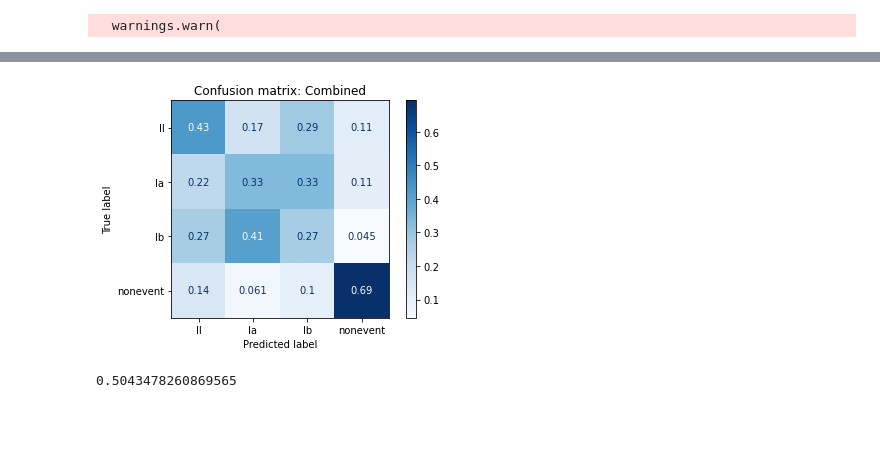
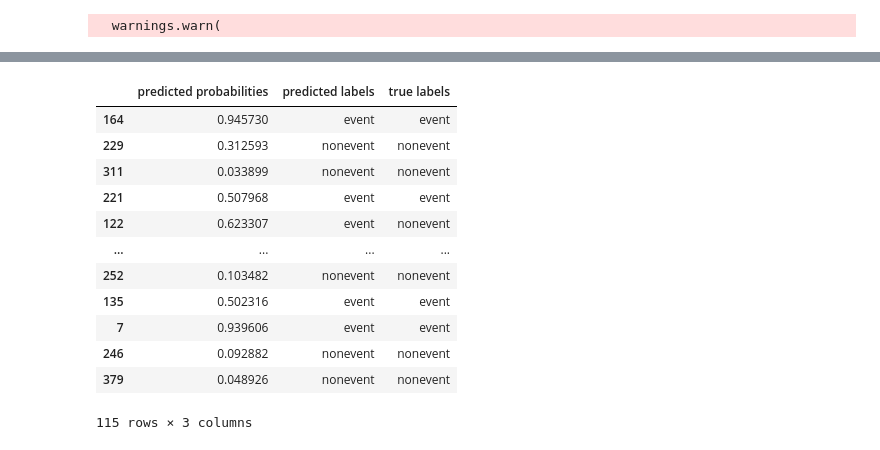
Before and after one commit to sainioan/term_project_134, a Jupyter notebook: logistic_classifier.ipynb, the cells around one changed output, grey strips where cells are left out. Drawn from its saved outputs; the diff is of its cells as text; code cells hidden in the pictures; blank space fills up the shorter version.

```diff
--- a/logistic_classifier.ipynb
+++ b/logistic_classifier.ipynb
@@ -98,20 +99,21 @@ print(acc)
-# %%
-# Combining results
-best_params = logReg4_param.best_params_
-best_params.update(params)
-
-logReg4_comb = LogisticRegression(**best_params)
-logReg4_comb.fit(x_train4fe, y_train4fe)
-
-conf_comb = plot_confusion_matrix(logReg4_comb, x_test4fe, y_test4fe,
-                                 cmap=plt.cm.Blues,
-                                 normalize='true')
-plt.title('Confusion matrix: Combined')
-plt.show(conf_comb)
-plt.show()
-
-acc = logReg4_comb.score(x_test4fe, y_test4fe)
-print(acc)
-# %% [output]
-[figure, removed]
-0.5043478260869565
+# %%
+res_df = pd.DataFrame({
+  "predicted probabilities": logReg_param.predict_proba(x_testfe)[:,0],
+  "predicted labels" : logReg_param.predict(x_testfe),
+  "true labels" :y_testfe
+})
+res_df
+# %% [output]
+|  | predicted probabilities | predicted labels | true labels |
+| 164 | 0.945730 | event | event |
+| 229 | 0.312593 | nonevent | nonevent |
+| 311 | 0.033899 | nonevent | nonevent |
+| 221 | 0.507968 | event | event |
+| 122 | 0.623307 | event | nonevent |
+| ... | ... | ... | ... |
+| 252 | 0.103482 | nonevent | nonevent |
+| 135 | 0.502316 | event | event |
+| 7 | 0.939606 | event | event |
+| 246 | 0.092882 | nonevent | nonevent |
+| 379 | 0.048926 | nonevent | nonevent |
+115 rows × 3 columns
```
Also changed, not shown: parts of 7 cells of this notebook.
